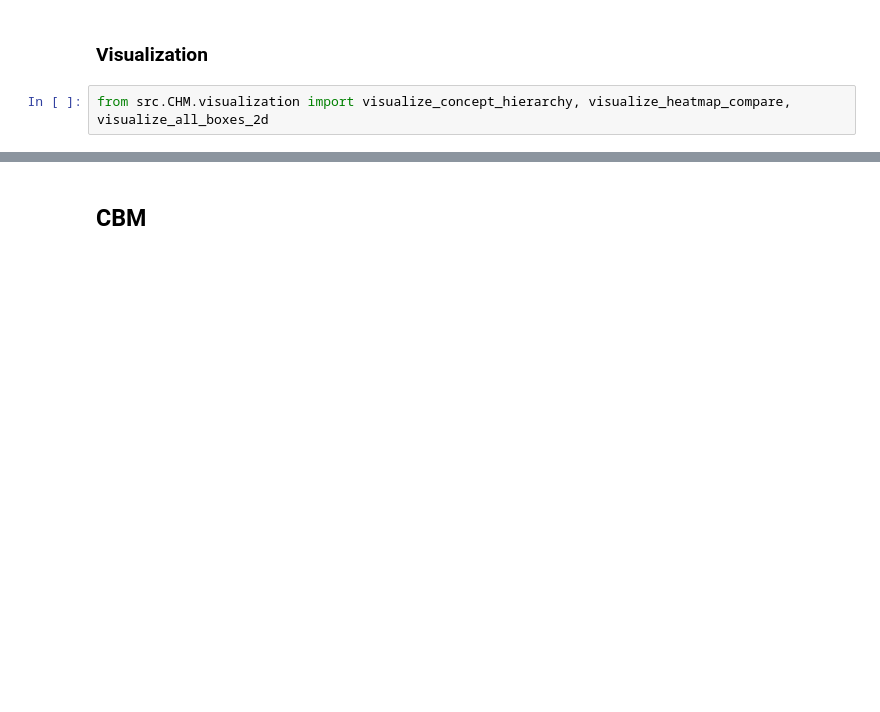
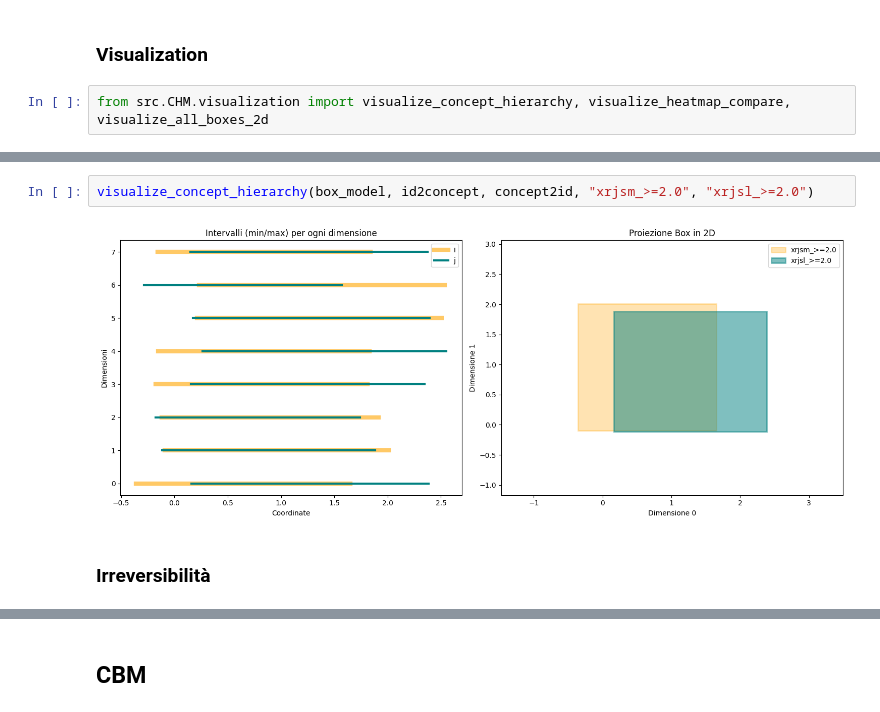
Before and after one commit to stefano-gamba/BoxEmbeddingCBM, a Jupyter notebook: notebooks/OAI/be_empirical_progression.ipynb, the cells around one changed output, grey strips where cells are left out. Saved outputs shown, nothing was run; the diff lists cells and outputs as text; blank space fills up the shorter version.

```diff
--- a/notebooks/OAI/be_empirical_progression.ipynb
+++ b/notebooks/OAI/be_empirical_progression.ipynb
@@ -216,0 +243,6 @@ visualize_concept_hierarchy(box_model, id2concept, concept2id, "xrosfm_>=2.0", "
+# %%
+visualize_concept_hierarchy(box_model, id2concept, concept2id, "xrjsm_>=2.0", "xrjsl_>=2.0")
+# %% [output]
+[figure, added]
+# %% [markdown]
+### Irreversibilità
```
Also changed, not shown: parts of 23 cells of this notebook, 2 other files.
